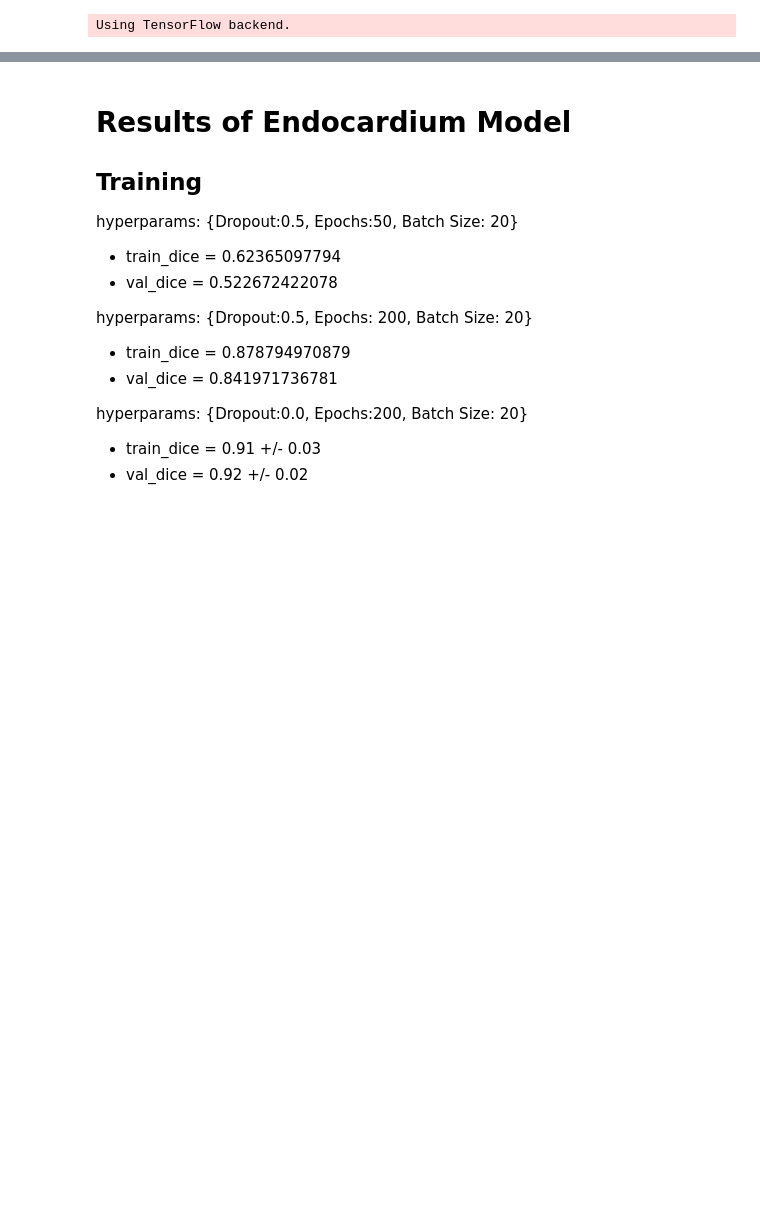
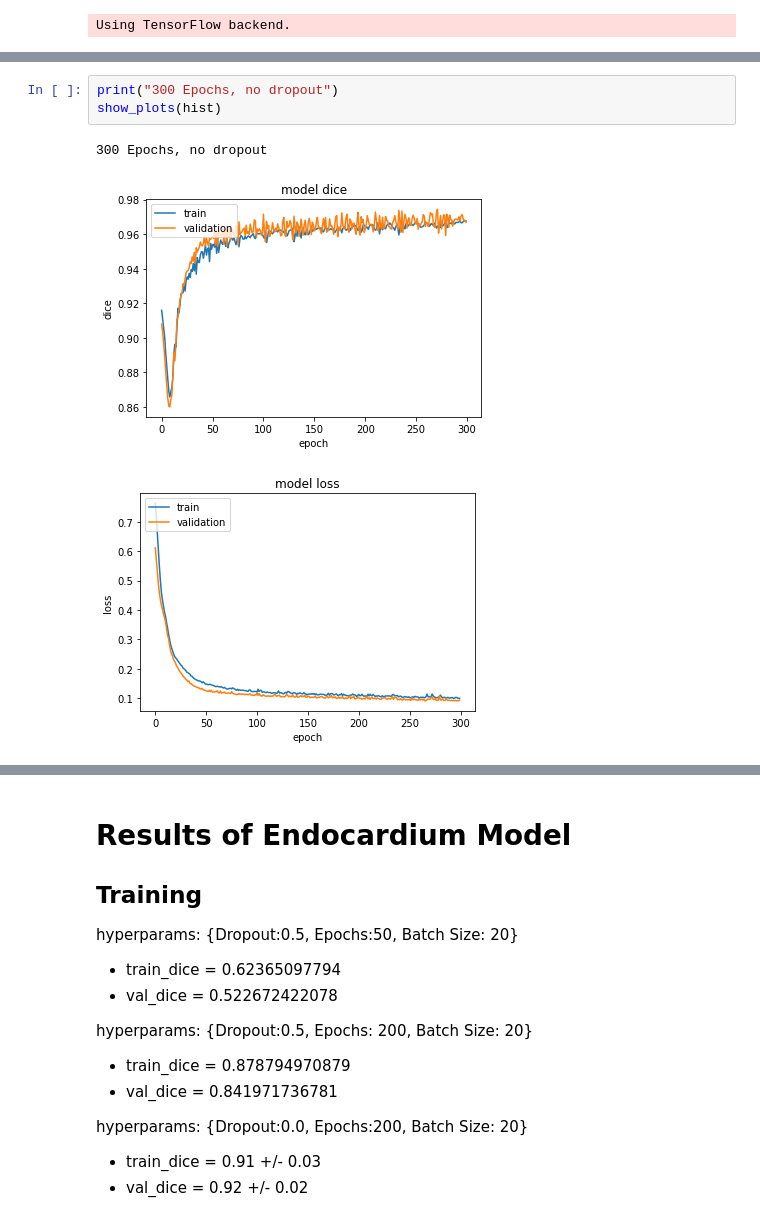
Before and after one commit to aksharkkumar/cmri-rv-seg, a Jupyter notebook: notebooks/cmri-rv-seg.ipynb, the cells around one changed output, grey strips where cells are left out. Cells and saved outputs as stored; diff of their text form; blank space fills up the shorter version.

```diff
--- a/notebooks/cmri-rv-seg.ipynb
+++ b/notebooks/cmri-rv-seg.ipynb
@@ -181,0 +207,7 @@ show_plots(hist)
+# %%
+print("300 Epochs, no dropout")
+show_plots(hist)
+# %% [output]
+300 Epochs, no dropout
+[figure, added]
+[figure, added]
```
Also changed, not shown: parts of 13 cells of this notebook, 2 other files.
